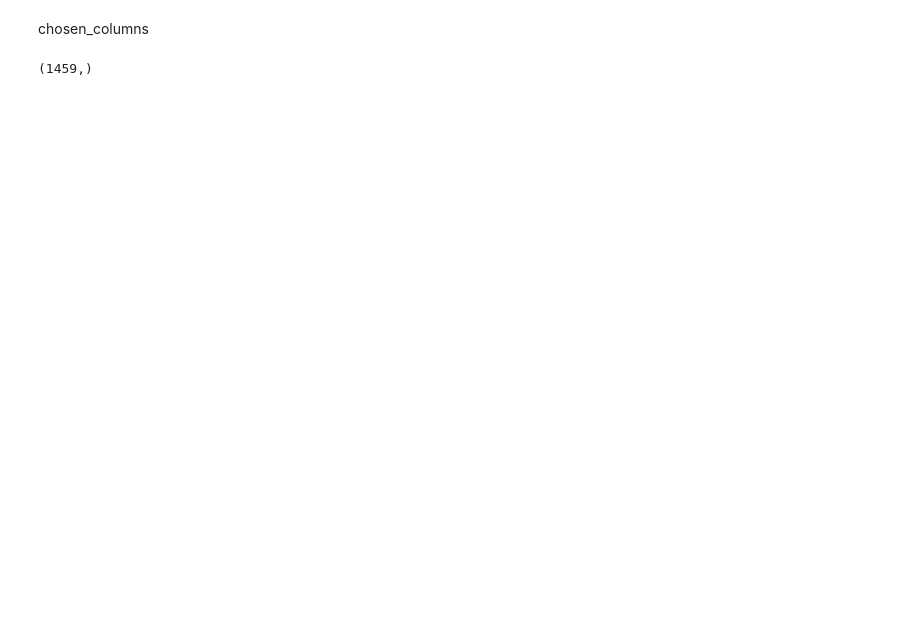
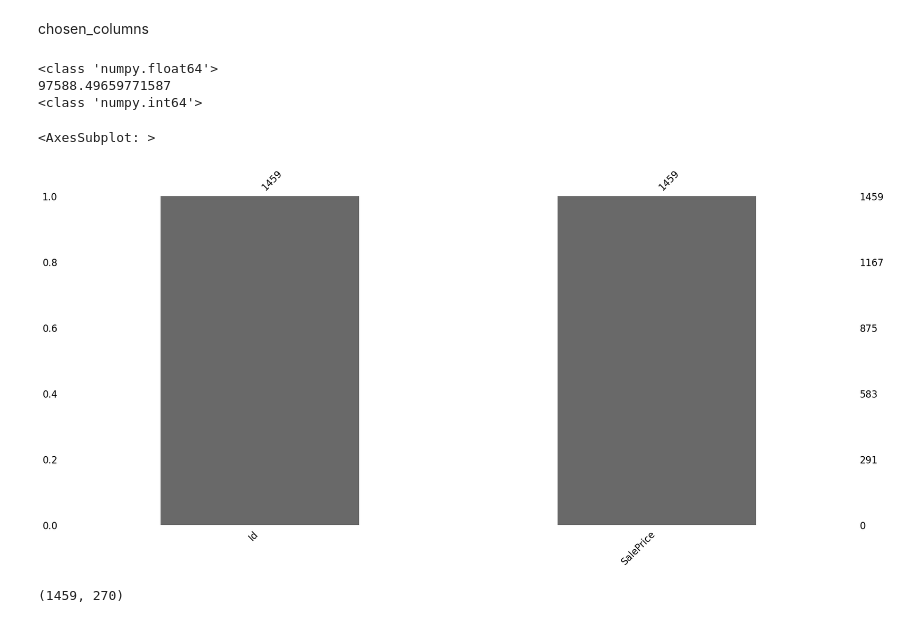
Before and after one commit to maeh98/gianniPastore, a Jupyter notebook: house.ipynb, the cells around one changed output. Cells and saved outputs as stored; diff of their text form; code cells hidden in the pictures; blank space fills up the shorter version.

```diff
--- a/house.ipynb
+++ b/house.ipynb
@@ -718,9 +755,9 @@ Get rid of nan
 # %%
 index_col = test['Id']
 test.drop(['Id', 'PoolQC'], axis=1, inplace=True)
-test['MasVnrArea'].fillna(test['MasVnrArea'].median(), inplace=True)
-test['LotFrontage'].fillna(test['LotFrontage'].median(), inplace=True)
-test['GarageYrBlt'].fillna(test['GarageYrBlt'].median(), inplace=True)
+# %%
+for col in test.describe().columns:
+    test[col].fillna(test[col].median(), inplace=True)
 # %%
 test = pd.get_dummies(test, columns=test.describe(include='object').columns)
 test = sm.add_constant(test)
@@ -732,3 +769,17 @@ for col in chosen_columns:
 chosen_columns
 # %%
 y_pred = model.predict(test[chosen_columns])
+y_pred = y_pred.astype('float')
+# y_pred.(y_pred.median(), inplace=True)
+# %%
+y_pred.shape
+submission = pd.DataFrame({"Id": index_col,"SalePrice": y_pred})
+
+
+print(type(submission[submission['Id'] == 2121].SalePrice.values[0]))
+print(submission[submission['Id'] == 2121].SalePrice.values[0])
+print(type(train.SalePrice.iloc(0)[0]))
+# %% [output]
+<class 'numpy.float64'>
+97588.49659771587
+<class 'numpy.int64'>
@@ -735,4 +790,9 @@ y_pred = model.predict(test[chosen_columns])
+# %%
+missingno.bar(submission)
+# %% [output]
+<AxesSubplot: >
+[figure, added]
 # %%
-y_pred.shape
+test.shape
 # %% [output]
-(1459,)
+(1459, 270)
```
Also changed, not shown: parts of 23 cells of this notebook, 1 other file.
